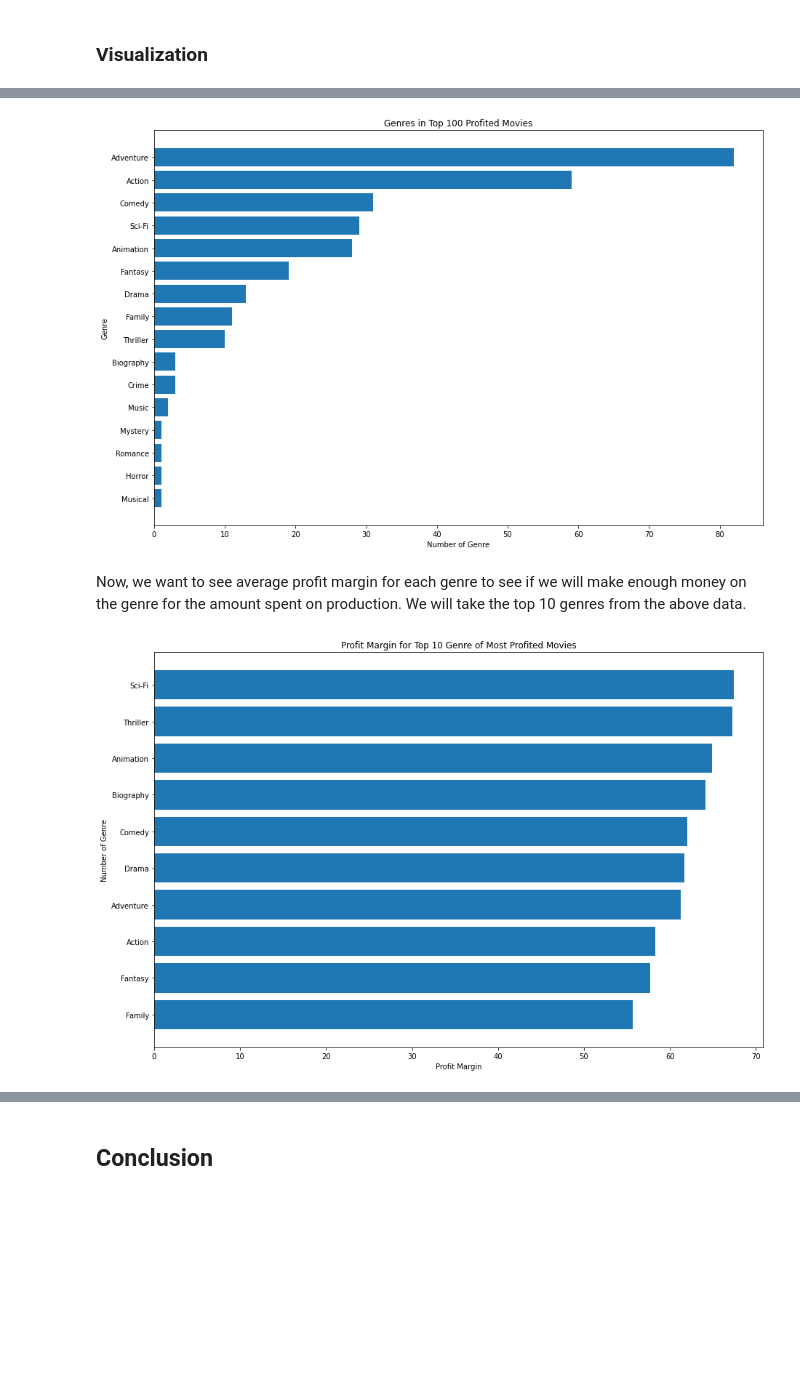
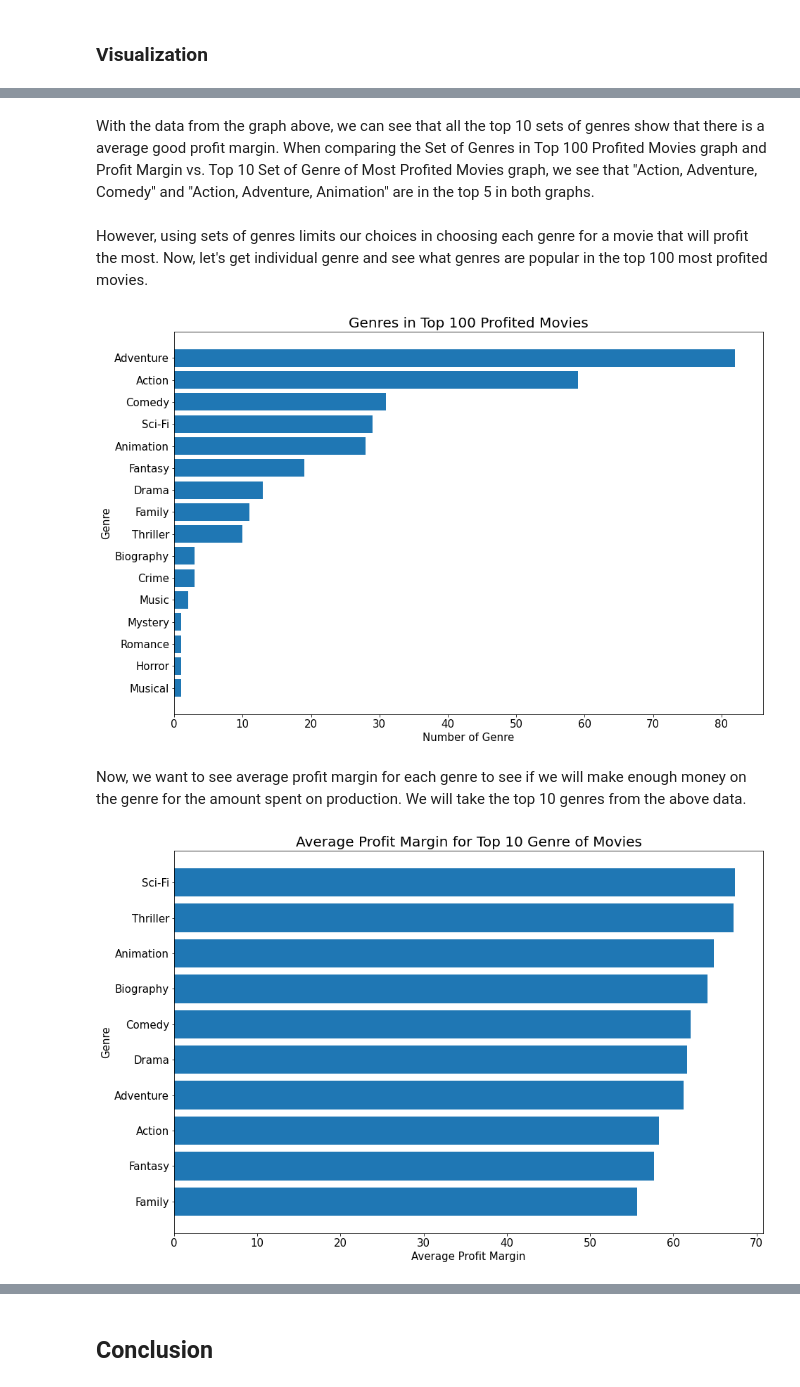
Before and after one commit to soohyunnie/avocoder-group-3-movie-analysis, a Jupyter notebook: Genre_Final.ipynb, the cells around one changed output, grey strips where cells are left out. Cells and saved outputs as stored; diff of their text form; code cells hidden in the pictures; blank space fills up the shorter version.

```diff
--- a/Genre_Final.ipynb
+++ b/Genre_Final.ipynb
@@ -92,3 +170,8 @@ With the organized data, we can, now, use them to see what genres are popular in
+# %% [markdown]
+With the data from the graph above, we can see that all the top 10 sets of genres show that there is a average good profit margin. When comparing the Set of Genres in Top 100 Profited Movies graph and Profit Margin vs. Top 10 Set of Genre of Most Profited Movies graph, we see that "Action, Adventure, Comedy" and "Action, Adventure, Animation" are in the top 5 in both graphs.
+# %% [markdown]
+However, using sets of genres limits our choices in choosing each genre for a movie that will profit the most.
+Now, let's get individual genre and see what genres are popular in the top 100 most profited movies.
 # %%
 # Make a list of genres from the top 100 rows in the organized dataframe
 genres = list(condensed_profit['genres'].iloc[:100])
@@ -123,13 +206,15 @@ x = list(top_100_profit_genre_dict.keys())
 height = list(top_100_profit_genre_dict.values())
 
 ax.barh(x, height)
-ax.set_title('Genres in Top 100 Profited Movies')
-ax.set_xlabel('Number of Genre')
-ax.set_ylabel('Genre')
+ax.set_title('Genres in Top 100 Profited Movies', fontsize=20)
+ax.set_xlabel('Number of Genre', fontsize=15)
+ax.set_ylabel('Genre', fontsize=15)
+plt.xticks(fontsize=15)
+plt.yticks(fontsize=15)
 
-plt.savefig('images/genres_in_top_100_profited_movies.png')
+plt.savefig('images/genres_top_100_profited_movies.png', bbox_inches = "tight")
 # %% [output]
-[figure, old version]
+[figure, new version]
 # %% [markdown]
 Now, we want to see average profit margin for each genre to see if we will make enough money on the genre for the amount spent on production. We will take the top 10 genres from the above data.
 # %%
@@ -144,36 +229,38 @@ condensed_profit_split_genre['genres'] = condensed_profit_split_genre['genres'].
 warnings.filterwarnings('ignore')
 
 genre_profit_margin = {}
 
 # For each genre in the top 10 genre list, make a list of profit margin for that certain genre
 for genre in top10_genre:
     genre_profit_margin[genre] = []
     for index, row in condensed_profit_split_genre.iterrows():
         if genre in row['genres']:
             genre_profit_margin[genre].append(row['net_profit_margin'])
 
 average_profit_margin_genre = {}
 
 # For each genre, find the average of profit margin
 for k,v in genre_profit_margin.items():
     average_profit_margin_genre[k] = sum(v)/ float(len(v))
 
 # Sort the dictionary by count
 # We use lambda x while sorting so that we sort them by the values (x[1])
 average_profit_margin_genre = dict(sorted(average_profit_margin_genre.items(), key=lambda x : x[1]))
 
 # Make a bar graph represents profit margin and top 10 genre
 fig, ax = plt.subplots(figsize=(15, 10))
 
 x = list(average_profit_margin_genre.keys())
 height = list(average_profit_margin_genre.values())
 
 ax.barh(x, height)
-ax.set_title('Profit Margin for Top 10 Genre of Most Profited Movies')
-ax.set_xlabel('Profit Margin')
-ax.set_ylabel('Number of Genre')
+ax.set_title('Average Profit Margin for Top 10 Genre of Movies', fontsize=20)
+ax.set_xlabel('Average Profit Margin', fontsize=15)
+ax.set_ylabel('Genre', fontsize=15)
+plt.xticks(fontsize=15)
+plt.yticks(fontsize=15)
 
-plt.savefig('images/profit_margin_genre.png')
+plt.savefig('images/profit_margin_genre.png', bbox_inches = "tight")
 # %% [output]
-[figure, old version]
+[figure, new version]
 # %% [markdown]
```
Also changed, not shown: parts of 14 cells of this notebook, 7 other files.
